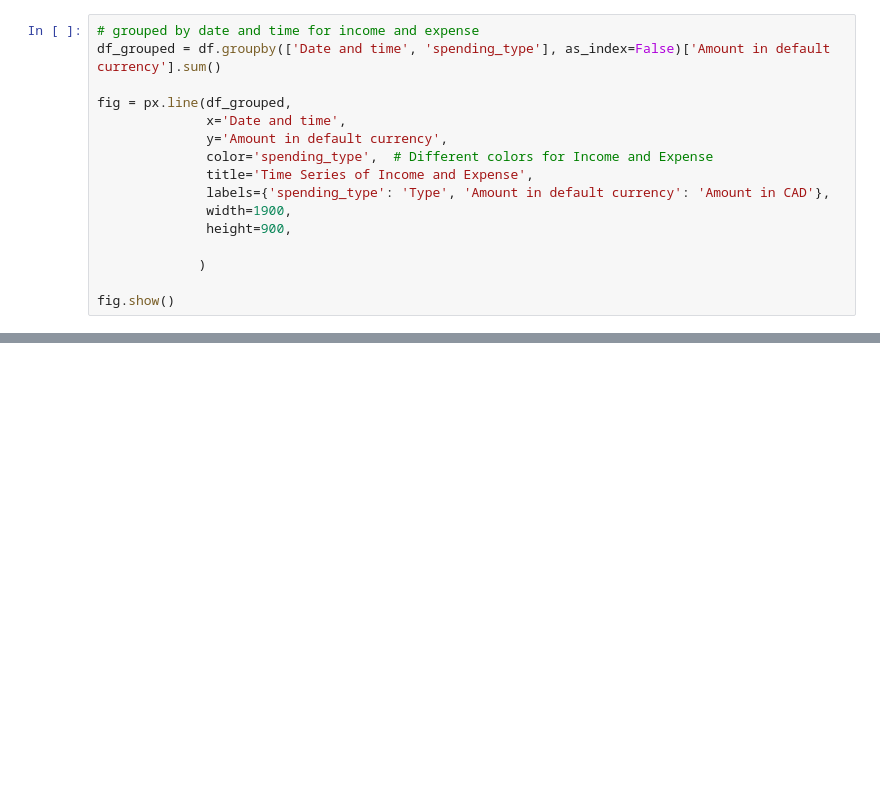
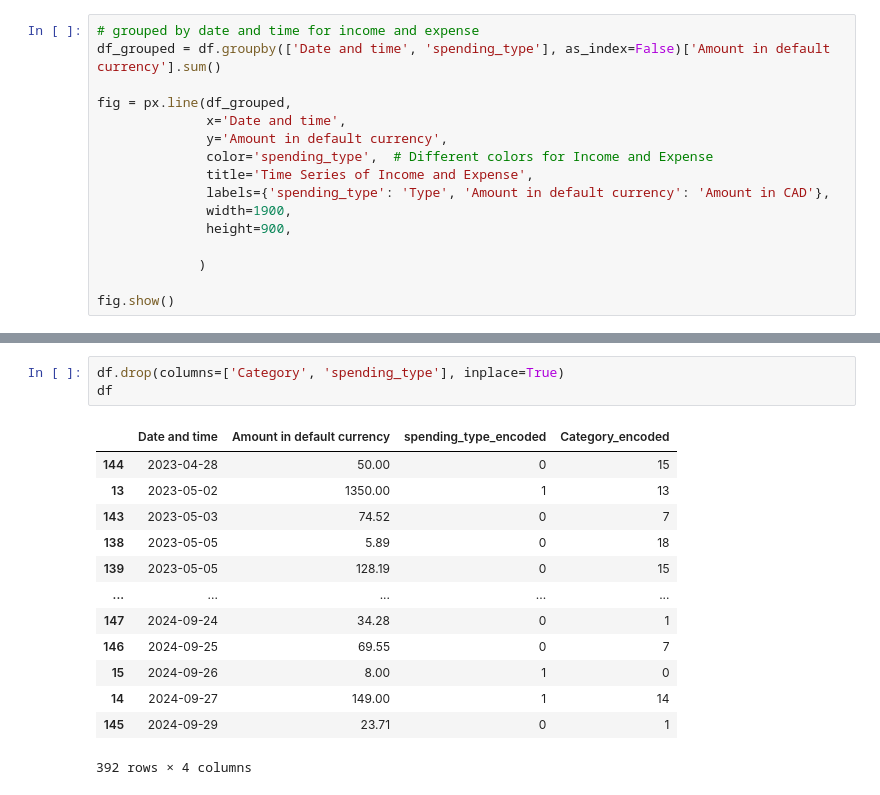
Before and after one commit to sudhanshrestha/ChatFinancial, a Jupyter notebook: financial_anlysis.ipynb, the cells around one changed output, grey strips where cells are left out. Cells and saved outputs as stored; diff of their text form; blank space fills up the shorter version.

```diff
--- a/financial_anlysis.ipynb
+++ b/financial_anlysis.ipynb
@@ -149,0 +211,17 @@ fig.show()
+# %%
+df.drop(columns=['Category', 'spending_type'], inplace=True)
+df
+# %% [output]
+|  | Date and time | Amount in default currency | spending_type_encoded | Category_encoded |
+| 144 | 2023-04-28 | 50.00 | 0 | 15 |
+| 13 | 2023-05-02 | 1350.00 | 1 | 13 |
+| 143 | 2023-05-03 | 74.52 | 0 | 7 |
+| 138 | 2023-05-05 | 5.89 | 0 | 18 |
+| 139 | 2023-05-05 | 128.19 | 0 | 15 |
+| ... | ... | ... | ... | ... |
+| 147 | 2024-09-24 | 34.28 | 0 | 1 |
+| 146 | 2024-09-25 | 69.55 | 0 | 7 |
+| 15 | 2024-09-26 | 8.00 | 1 | 0 |
+| 14 | 2024-09-27 | 149.00 | 1 | 14 |
+| 145 | 2024-09-29 | 23.71 | 0 | 1 |
+392 rows × 4 columns
```
Also changed, not shown: parts of 16 cells of this notebook, 1 other file.
